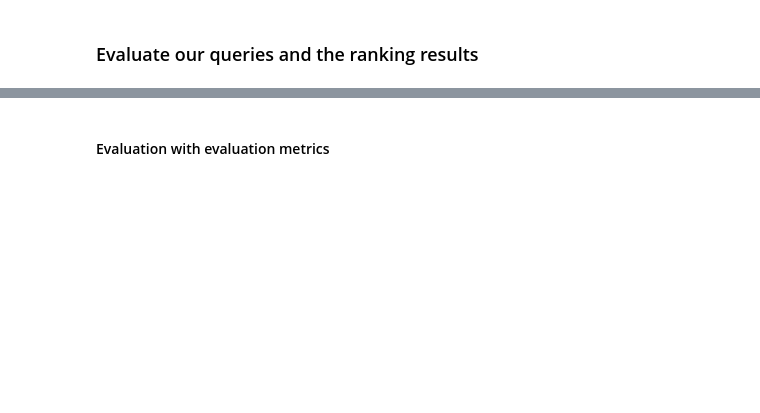
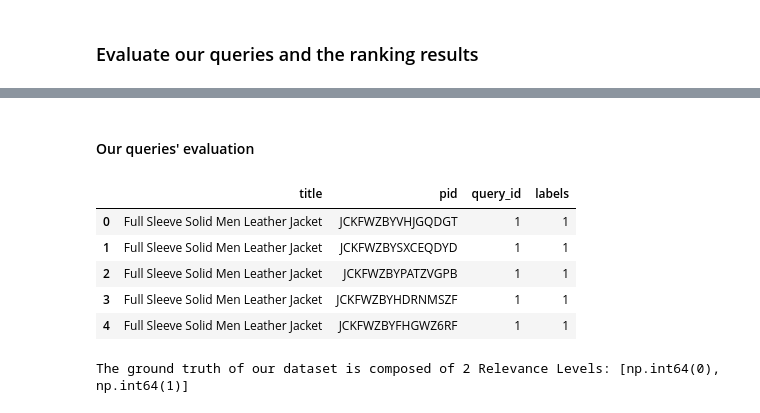
Before and after one commit to aurorapujols/irwa-search-engine, a Jupyter notebook: project_progress/part_2/indexing_and_evaluation.ipynb, the cells around one changed output, grey strips where cells are left out. Drawn from its saved outputs; the diff is of its cells as text; code cells hidden in the pictures; blank space fills up the shorter version.

```diff
--- a/project_progress/part_2/indexing_and_evaluation.ipynb
+++ b/project_progress/part_2/indexing_and_evaluation.ipynb
@@ -442,2 +794,15 @@ mrr_at_k = 1.000
 # %% [markdown]
-#### Evaluation with evaluation metrics
+#### Our queries' evaluation
+# %%
+our_search_results = pd.read_csv("../../data/results_labeled.csv")
+display(our_search_results.head())
+print_result = our_search_results["labels"].unique()
+print("The ground truth of our dataset is composed of {} Relevance Levels: {}".format(len(print_result), sorted(print_result)))
+# %% [output]
+|  | title | pid | query_id | labels |
+| 0 | Full Sleeve Solid Men Leather Jacket | JCKFWZBYVHJGQDGT | 1 | 1 |
+| 1 | Full Sleeve Solid Men Leather Jacket | JCKFWZBYSXCEQDYD | 1 | 1 |
+| 2 | Full Sleeve Solid Men Leather Jacket | JCKFWZBYPATZVGPB | 1 | 1 |
+| 3 | Full Sleeve Solid Men Leather Jacket | JCKFWZBYHDRNMSZF | 1 | 1 |
+| 4 | Full Sleeve Solid Men Leather Jacket | JCKFWZBYFHGWZ6RF | 1 | 1 |
+The ground truth of our dataset is composed of 2 Relevance Levels: [np.int64(0), np.int64(1)]
```
Also changed, not shown: parts of 29 cells of this notebook, 1 other file.
